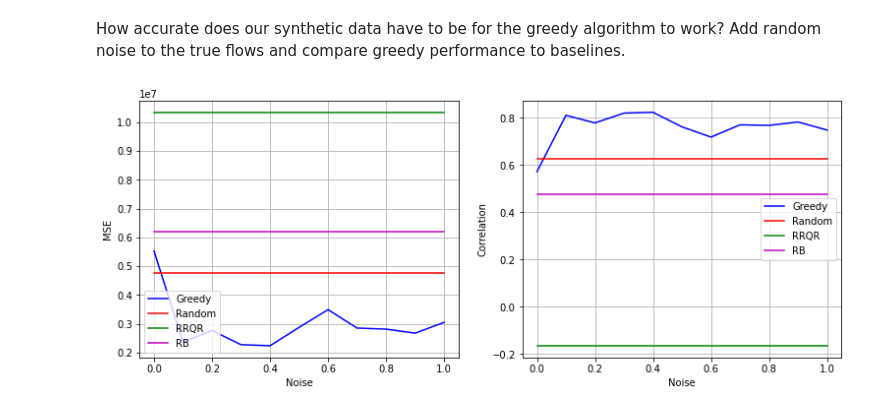
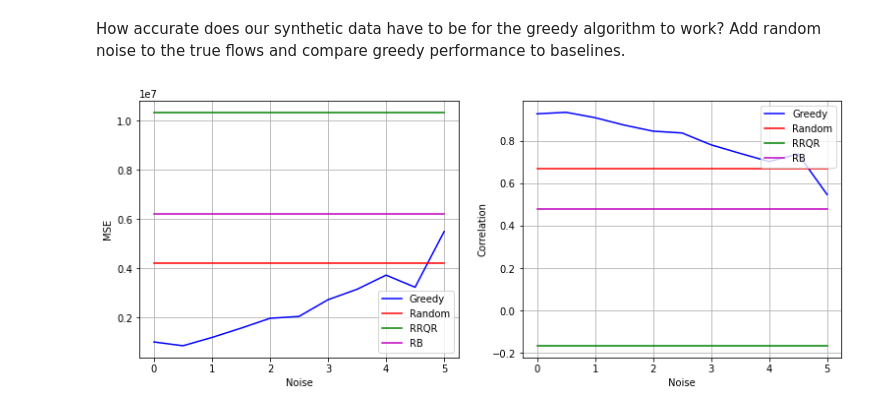
Before and after one commit to arnav-b/sensor-placement, a Jupyter notebook: unknown-flows.ipynb, the cells around one changed output. Saved outputs shown, nothing was run; the diff lists cells and outputs as text; code cells hidden in the pictures.

Commit message:
Add more results for unknown flows

```diff
--- a/unknown-flows.ipynb
+++ b/unknown-flows.ipynb
@@ -132,7 +132,7 @@ plot_results(*read_tntp_graph("data/Winnipeg/Winnipeg_flow.tntp"), 1)
 # %% [markdown]
 How accurate does our synthetic data have to be for the greedy algorithm to work? Add random noise to the true flows and compare greedy performance to baselines.
 # %%
-def plot_results(G, labeled_flows, ratio):
+def plot_noise_results(G, labeled_flows, ratio):
     k = int(G.number_of_edges() * ratio)
 
     random_sensors = choose_sensors_random(G, k=k)
@@ -144,45 +144,47 @@ def plot_results(G, labeled_flows, ratio):
 
     sigma = np.std(list(labeled_flows.values()))
     samples = 10
+    n = 5
 
     for i in tqdm(range(samples + 1)):
         # Add some noise to the flows
-        noisy_labeled_flows = {s : np.random.normal(scale=sigma * i / samples) * labeled_flows[s] for s in labeled_flows.keys()}
+        j = n * i / samples
+        noisy_labeled_flows = {s : np.random.normal(scale=j * sigma) + labeled_flows[s] for s in labeled_flows.keys()}
 
         greedy_sensors = choose_sensors(G, noisy_labeled_flows, flow_prediction, mse, lazy=True, cores=8, k=k)
 
-        greedy_err[i] = err(G, greedy_sensors, labeled_flows, k)
-        rand_err[i] = err(G, random_sensors, labeled_flows, k)
-        rrqr_err[i] = err(G, rrqr_sensors, labeled_flows, k)
-        rb_err[i] = err(G, rb_sensors, labeled_flows, k)
+        greedy_err[j] = err(G, greedy_sensors, labeled_flows, k)
+        rand_err[j] = err(G, random_sensors, labeled_flows, k)
+        rrqr_err[j] = err(G, rrqr_sensors, labeled_flows, k)
+        rb_err[j] = err(G, rb_sensors, labeled_flows, k)
 
-        greedy_corr[i] = corr(G, greedy_sensors, labeled_flows, k)
-        rand_corr[i] = corr(G, random_sensors, labeled_flows, k)
-        rrqr_corr[i] = corr(G, rrqr_sensors, labeled_flows, k)
-        rb_corr[i] = corr(G, rb_sensors, labeled_flows, k)
+        greedy_corr[j] = corr(G, greedy_sensors, labeled_flows, k)
+        rand_corr[j] = corr(G, random_sensors, labeled_flows, k)
+        rrqr_corr[j] = corr(G, rrqr_sensors, labeled_flows, k)
+        rb_corr[j] = corr(G, rb_sensors, labeled_flows, k)
 
     fig, (ax1, ax2) = plt.subplots(1, 2, figsize=(12.8, 4.8))
 
-    ax1.plot([k / samples for k in greedy_err.keys()], greedy_err.values(), "b", label="Greedy")
-    ax1.plot([k / samples for k in rand_err.keys()], rand_err.values(), "r", label="Random")
-    ax1.plot([k / samples for k in rrqr_err.keys()], rrqr_err.values(), "g", label="RRQR")
-    ax1.plot([k / samples for k in rb_err.keys()], rb_err.values(), "m", label="RB")
+    ax1.plot(greedy_err.keys(), greedy_err.values(), "b", label="Greedy")
+    ax1.plot(rand_err.keys(), rand_err.values(), "r", label="Random")
+    ax1.plot(rrqr_err.keys(), rrqr_err.values(), "g", label="RRQR")
+    ax1.plot(rb_err.keys(), rb_err.values(), "m", label="RB")
 
     ax1.legend()
     ax1.set_xlabel("Noise")
     ax1.set_ylabel("MSE")
     ax1.grid("on")
 
-    ax2.plot([k / samples for k in greedy_corr.keys()], greedy_corr.values(), "b", label="Greedy")
-    ax2.plot([k / samples for k in rand_corr.keys()], rand_corr.values(), "r", label="Random")
-    ax2.plot([k / samples for k in rrqr_corr.keys()], rrqr_corr.values(), "g", label="RRQR")
-    ax2.plot([k / samples for k in rb_corr.keys()], rb_corr.values(), "m", label="RB")
+    ax2.plot(greedy_corr.keys(), greedy_corr.values(), "b", label="Greedy")
+    ax2.plot(rand_corr.keys(), rand_corr.values(), "r", label="Random")
+    ax2.plot(rrqr_corr.keys(), rrqr_corr.values(), "g", label="RRQR")
+    ax2.plot(rb_corr.keys(), rb_corr.values(), "m", label="RB")
 
     ax2.legend()
     ax2.set_xlabel("Noise")
     ax2.set_ylabel("Correlation")
     ax2.grid("on")
 # %%
-plot_results(*read_tntp_graph("data/Anaheim/Anaheim_flow.tntp"), .1)
+plot_noise_results(*read_tntp_graph("data/Anaheim/Anaheim_flow.tntp"), .1)
 # %% [output]
-[figure, old version]
+[figure, new version]
```
Also changed, not shown: parts of 3 cells of this notebook.
